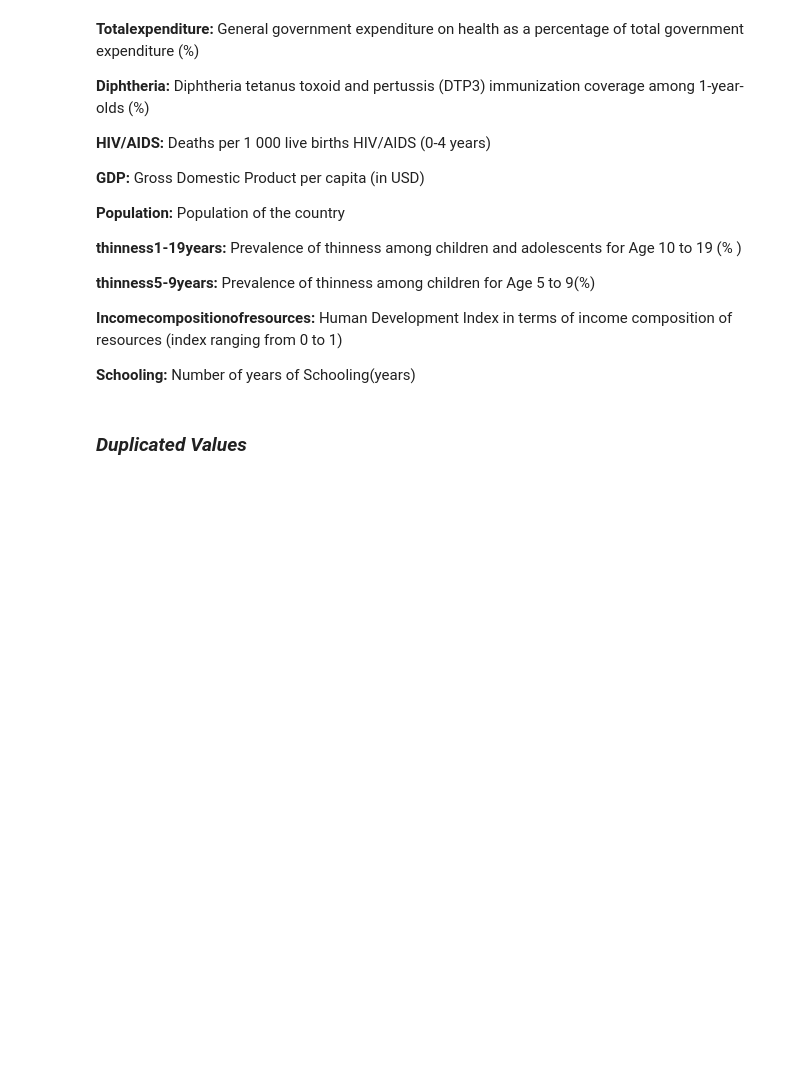
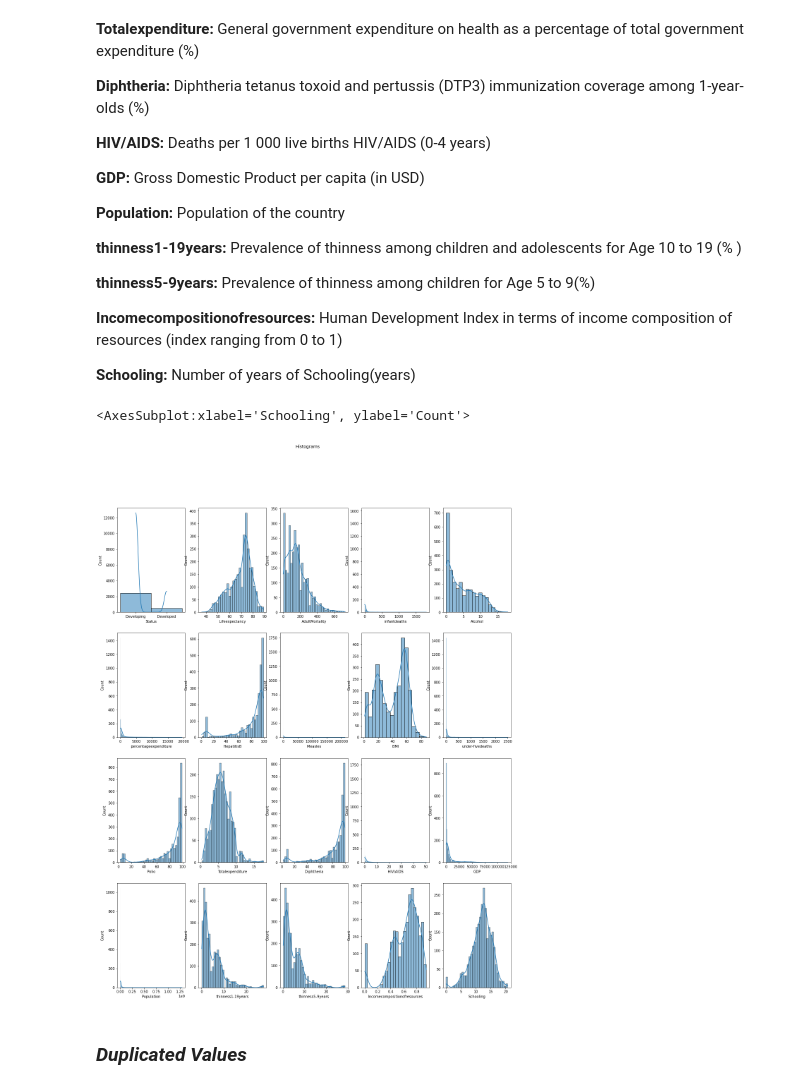
Before and after one commit to MarianaFilipa/DAA, a Jupyter notebook: Grupo_Tarefa/Grupo.ipynb, the cells around one changed output. Cells and saved outputs as stored; diff of their text form; code cells hidden in the pictures; blank space fills up the shorter version.

```diff
--- a/Grupo_Tarefa/Grupo.ipynb
+++ b/Grupo_Tarefa/Grupo.ipynb
@@ -87,6 +87,36 @@ df.describe()
 **Incomecompositionofresources:** Human Development Index in terms of income composition of resources (index ranging from 0 to 1)
 
 **Schooling:** Number of years of Schooling(years)
+# %%
+fig, axs = plt.subplots(4,5,figsize=(20,25))
+fig.suptitle('Histograms')
+
+sns.histplot(df['Status'], ax=axs[0,0], kde=True)
+sns.histplot(df['Lifeexpectancy'], ax=axs[0,1], kde=True)
+sns.histplot(df['AdultMortality'], ax=axs[0,2], kde=True)
+sns.histplot(df['infantdeaths'], ax=axs[0,3], kde=True)
+sns.histplot(df['Alcohol'], ax=axs[0,4], kde=True)
+
+sns.histplot(df['percentageexpenditure'], ax=axs[1,0], kde=True)
+sns.histplot(df['HepatitisB'], ax=axs[1,1], kde=True)
+sns.histplot(df['Measles'], ax=axs[1,2], kde=True)
+sns.histplot(df['BMI'], ax=axs[1,3], kde=True)
+sns.histplot(df['under-fivedeaths'], ax=axs[1,4], kde=True)
+
+sns.histplot(df['Polio'], ax=axs[2,0], kde=True)
+sns.histplot(df['Totalexpenditure'], ax=axs[2,1], kde=True)
+sns.histplot(df['Diphtheria'], ax=axs[2,2], kde=True)
+sns.histplot(df['HIV/AIDS'], ax=axs[2,3], kde=True)
+sns.histplot(df['GDP'], ax=axs[2,4], kde=True)
+
+sns.histplot(df['Population'], ax=axs[3,0], kde=True)
+sns.histplot(df['thinness1-19years'], ax=axs[3,1], kde=True)
+sns.histplot(df['thinness5-9years'], ax=axs[3,2], kde=True)
+sns.histplot(df['Incomecompositionofresources'], ax=axs[3,3], kde=True)
+sns.histplot(df['Schooling'], ax=axs[3,4], kde=True)
+# %% [output]
+<AxesSubplot:xlabel='Schooling', ylabel='Count'>
+[figure, added]
 # %% [markdown]
 ### *Duplicated Values*
 # %%
```
